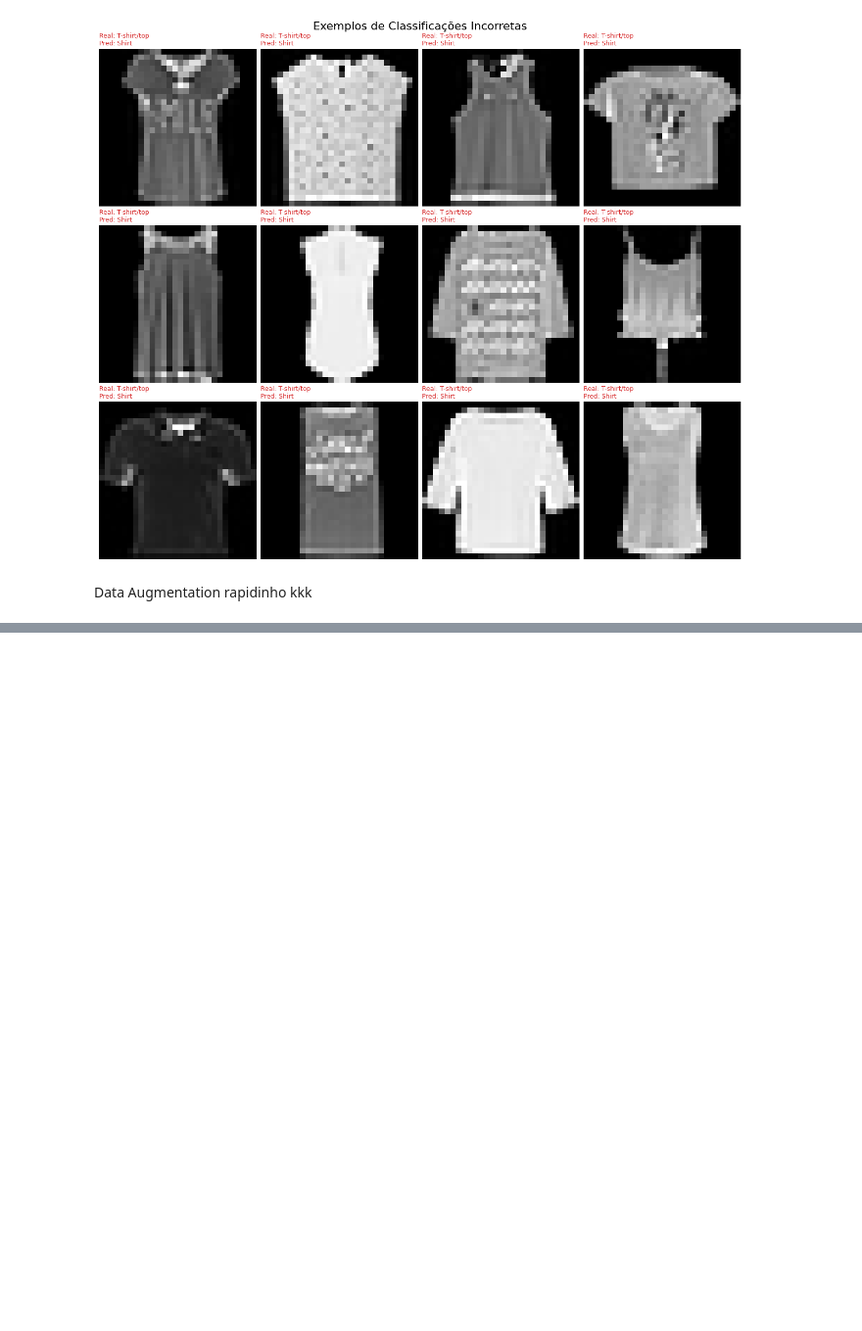
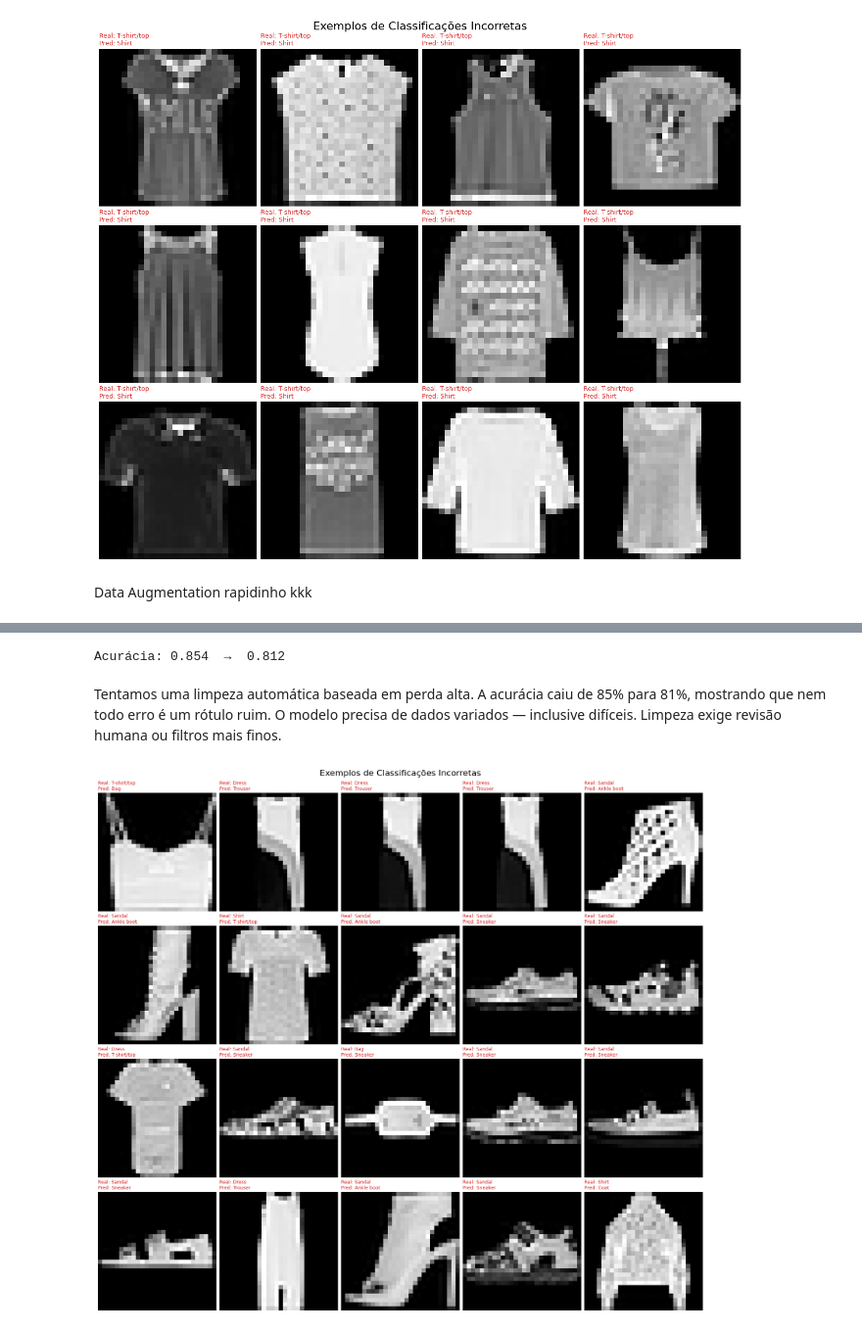
Before and after one commit to davidoneilai/mlp, a Jupyter notebook: apresentação3/apresentação.ipynb, the cells around one changed output, grey strips where cells are left out. Shown at 98% size. Drawn from its saved outputs; the diff is of its cells as text; code cells hidden in the pictures; blank space fills up the shorter version.

```diff
--- a/apresentação3/apresentação.ipynb
+++ b/apresentação3/apresentação.ipynb
@@ -405,0 +508,35 @@ AttributeError: 'MLP' object has no attribute 'fit'
+# %%
+from sklearn.metrics import confusion_matrix, accuracy_score
+
+acc_old = accuracy_score(y_test_labels, y_pred_old)
+acc_new = accuracy_score(y_test_labels, y_pred_new)
+print(f"Acurácia: {acc_old:.3f}  →  {acc_new:.3f}")
+
+cm_delta = confusion_matrix(y_test_labels, y_pred_new) - \
+           confusion_matrix(y_test_labels, y_pred_old)
+# %% [output]
+Acurácia: 0.854  →  0.812
+# %% [markdown]
+Tentamos uma limpeza automática baseada em perda alta. A acurácia caiu de 85% para 81%, mostrando que nem todo erro é um rótulo ruim. O modelo precisa de dados variados — inclusive difíceis. Limpeza exige revisão humana ou filtros mais finos.
+# %%
+# Confiança da predição errada
+confidences = y_pred_probs[np.arange(len(y_pred)), y_pred]
+
+# Índices em que errou
+wrong_mask = y_pred != y_test_labels
+wrong_indices = np.where(wrong_mask)[0]
+
+# Ordenar por maior confiança entre os erros
+high_conf_wrong = wrong_indices[np.argsort(-confidences[wrong_indices])[:20]]
+# %%
+plot_classification_errors(
+    x_test=x_test,
+    y_true=y_test_labels,
+    y_pred=y_pred,
+    wrong_indices=high_conf_wrong,
+    class_names=class_names,
+    num_to_show=20,
+    cols=5
+)
+# %% [output]
+[figure, added]
```
Also changed, not shown: parts of 16 cells of this notebook.
